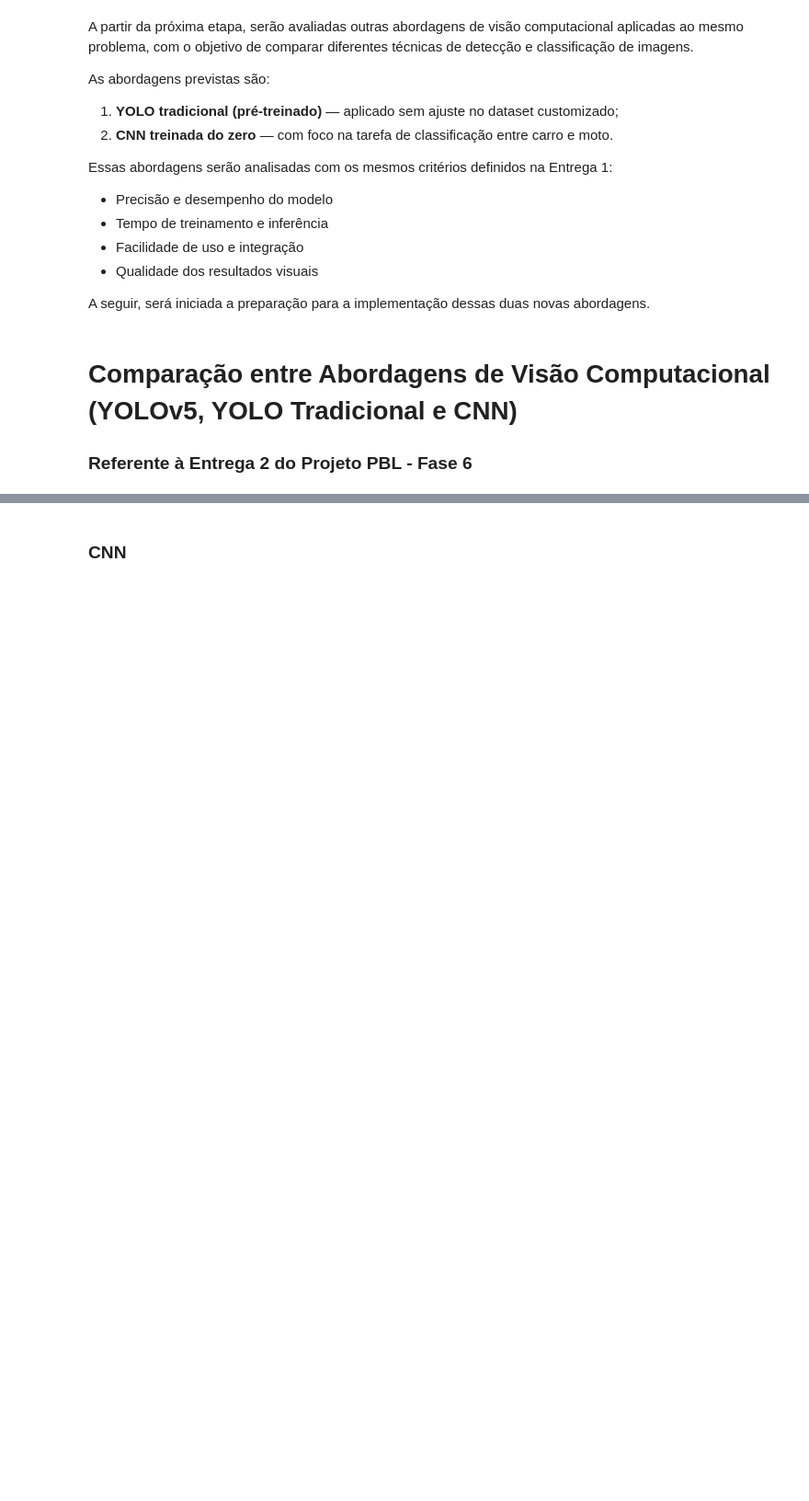
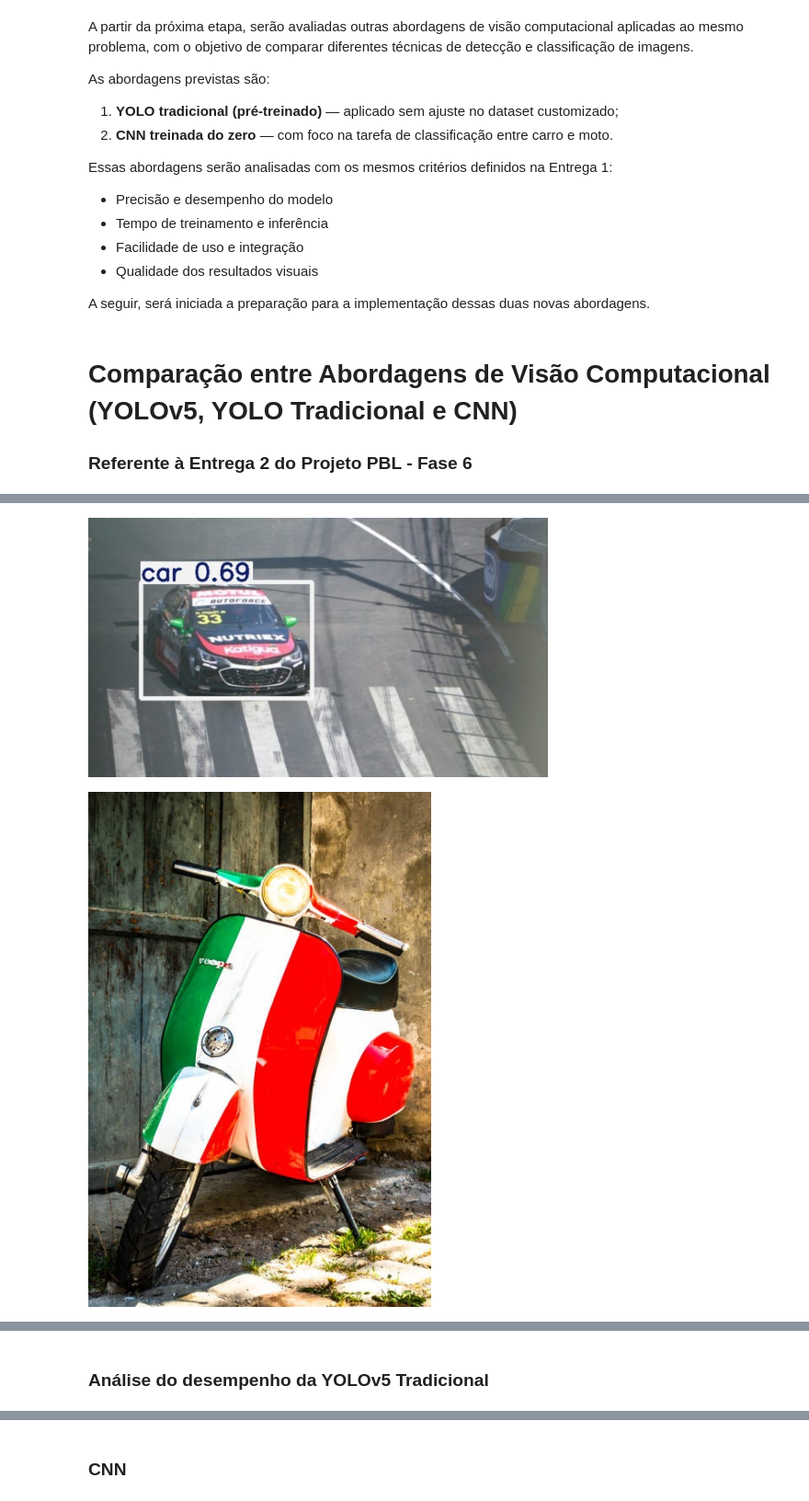
Before and after one commit to joseandrefilho/1TIAOR20242_FASE6_CAP1, a Jupyter notebook: notebooks/1TIAOR20242_FASE6_CAP1.ipynb, the cells around one changed output, grey strips where cells are left out. Shown at 92% size. Saved outputs shown, nothing was run; the diff lists cells and outputs as text; code cells hidden in the pictures; blank space fills up the shorter version.

Commit message:
Execução da YOLO Tradicional da Entrega 2. Analise parcial incluida.

```diff
--- a/notebooks/1TIAOR20242_FASE6_CAP1.ipynb
+++ b/notebooks/1TIAOR20242_FASE6_CAP1.ipynb
@@ -521,0 +604,13 @@ A seguir, será iniciada a preparação para a implementação dessas duas novas
+# %%
+from IPython.display import Image, display
+import glob
+
+# Local dos resultados gerados pelo YOLO pré-treinado
+imagens_yolo_tradicional = glob.glob('runs/detect/yolo_tradicional/*.jpg')
+
+# Exibir até 4 imagens
+for img_path in imagens_yolo_tradicional[:4]:
+    display(Image(filename=img_path, width=500))
+# %% [output]
+[figure, added]
+[figure, added]
@@ -521,0 +619,2 @@ A seguir, será iniciada a preparação para a implementação dessas duas novas
+# %% [markdown]
+### Análise do desempenho da YOLOv5 Tradicional
```
Also changed, not shown: parts of 9 cells of this notebook.
